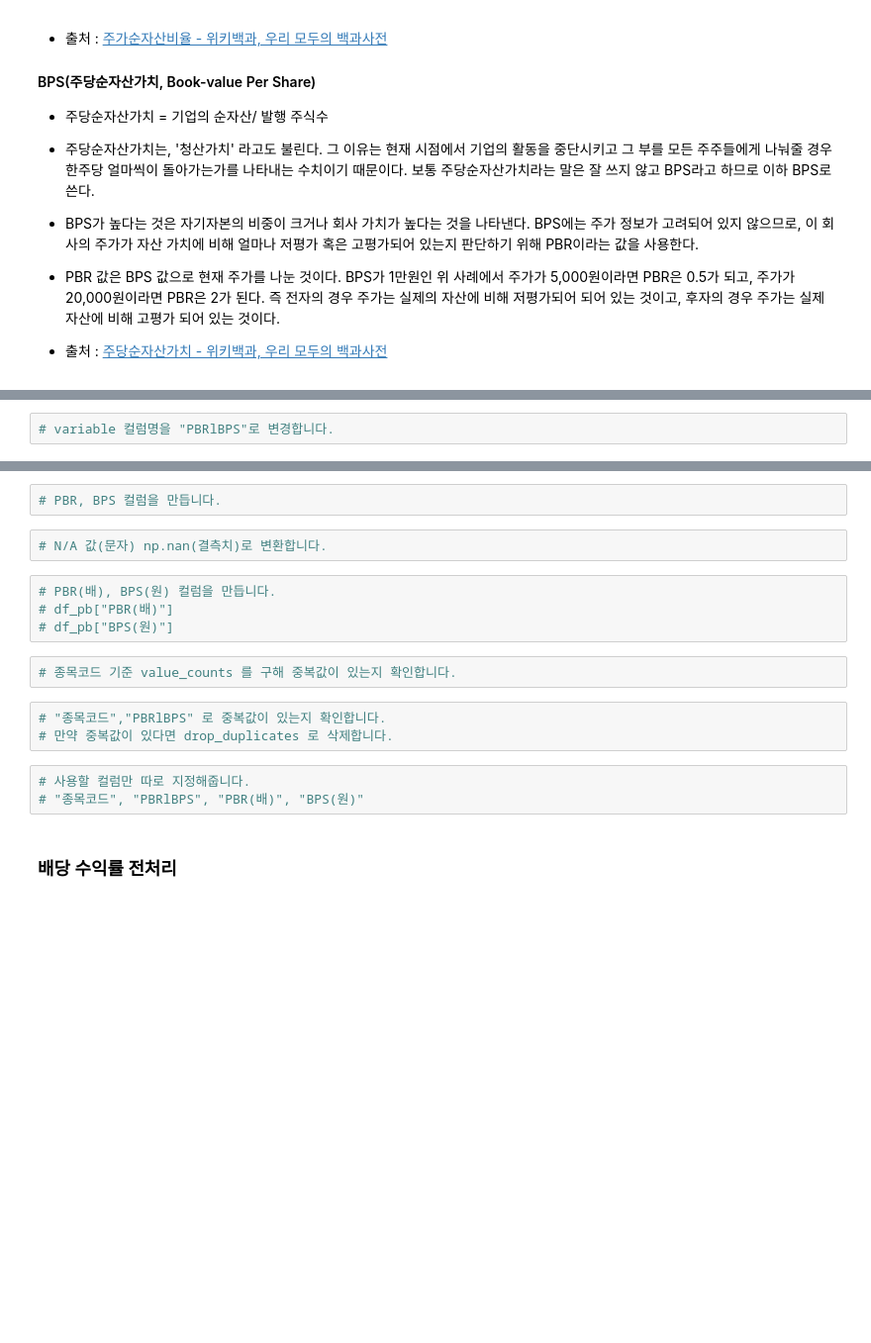
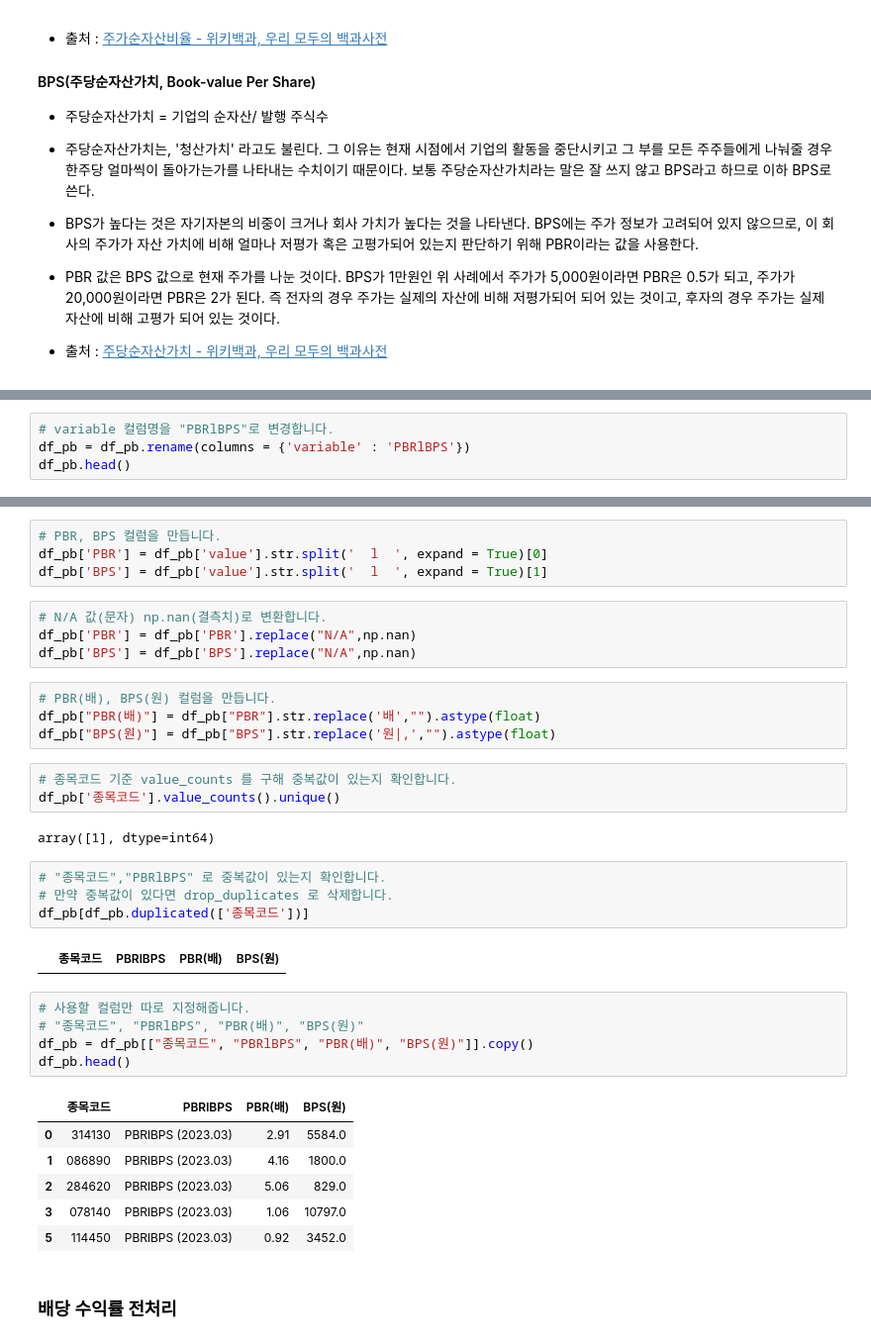
Before and after one commit to jamjamzo/finance-data-analysis, a Jupyter notebook: 5.2 업종 테마 데이터 전처리-input.ipynb, the cells around one changed output, grey strips where cells are left out. Shown at 99% size. Drawn from its saved outputs; the diff is of its cells as text; blank space fills up the shorter version.

```diff
--- a/5.2 업종 테마 데이터 전처리-input.ipynb
+++ b/5.2 업종 테마 데이터 전처리-input.ipynb
@@ -644,2 +673,4 @@ array([1], dtype=int64)
 # %%
 # variable 컬럼명을 "PBRlBPS"로 변경합니다.
+df_pb = df_pb.rename(columns = {'variable' : 'PBRlBPS'})
+df_pb.head()
@@ -646,19 +684,38 @@ array([1], dtype=int64)
-# %%
-# PBR, BPS 컬럼을 만듭니다.
+# %%
+# PBR, BPS 컬럼을 만듭니다.
+df_pb['PBR'] = df_pb['value'].str.split('  l  ', expand = True)[0]
+df_pb['BPS'] = df_pb['value'].str.split('  l  ', expand = True)[1]
 # %%
 # N/A 값(문자) np.nan(결측치)로 변환합니다.
+df_pb['PBR'] = df_pb['PBR'].replace("N/A",np.nan)
+df_pb['BPS'] = df_pb['BPS'].replace("N/A",np.nan)
 # %%
 # PBR(배), BPS(원) 컬럼을 만듭니다.
-# df_pb["PBR(배)"]
-# df_pb["BPS(원)"]
+df_pb["PBR(배)"] = df_pb["PBR"].str.replace('배',"").astype(float)
+df_pb["BPS(원)"] = df_pb["BPS"].str.replace('원|,',"").astype(float)
 # %%
 # 종목코드 기준 value_counts 를 구해 중복값이 있는지 확인합니다.
+df_pb['종목코드'].value_counts().unique()
+# %% [output]
+array([1], dtype=int64)
 # %%
 # "종목코드","PBRlBPS" 로 중복값이 있는지 확인합니다.
 # 만약 중복값이 있다면 drop_duplicates 로 삭제합니다.
+df_pb[df_pb.duplicated(['종목코드'])]
+# %% [output]
+|  | 종목코드 | PBRlBPS | PBR(배) | BPS(원) |
 # %%
 # 사용할 컬럼만 따로 지정해줍니다.
 # "종목코드", "PBRlBPS", "PBR(배)", "BPS(원)"
+df_pb = df_pb[["종목코드", "PBRlBPS", "PBR(배)", "BPS(원)"]].copy()
+df_pb.head()
+# %% [output]
+|  | 종목코드 | PBRlBPS | PBR(배) | BPS(원) |
+| 0 | 314130 | PBRlBPS (2023.03) | 2.91 | 5584.0 |
+| 1 | 086890 | PBRlBPS (2023.03) | 4.16 | 1800.0 |
+| 2 | 284620 | PBRlBPS (2023.03) | 5.06 | 829.0 |
+| 3 | 078140 | PBRlBPS (2023.03) | 1.06 | 10797.0 |
+| 5 | 114450 | PBRlBPS (2023.03) | 0.92 | 3452.0 |
 # %% [markdown]
 ### 배당 수익률 전처리
 # %%
```
Also changed, not shown: parts of 5 cells of this notebook.
